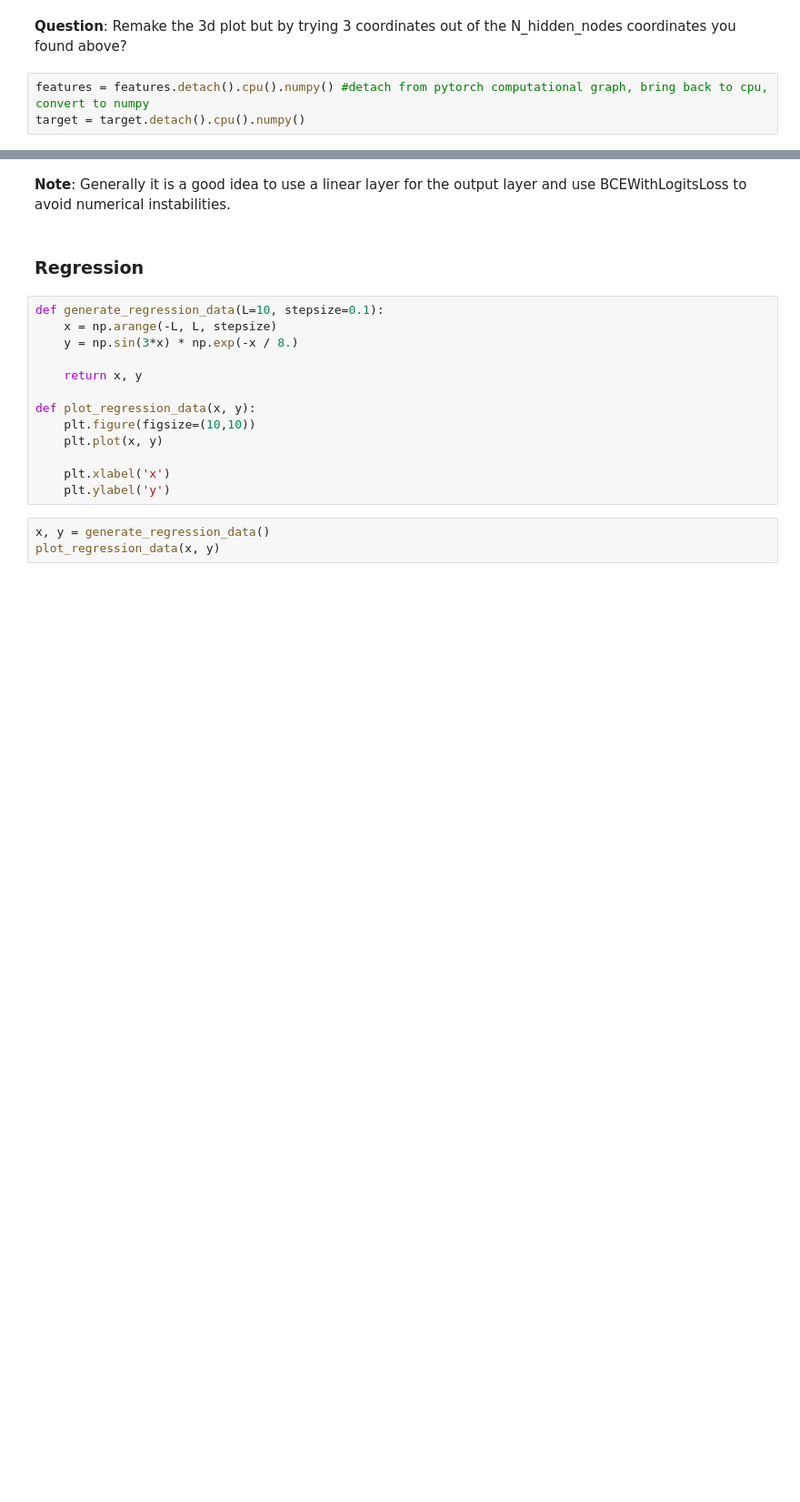
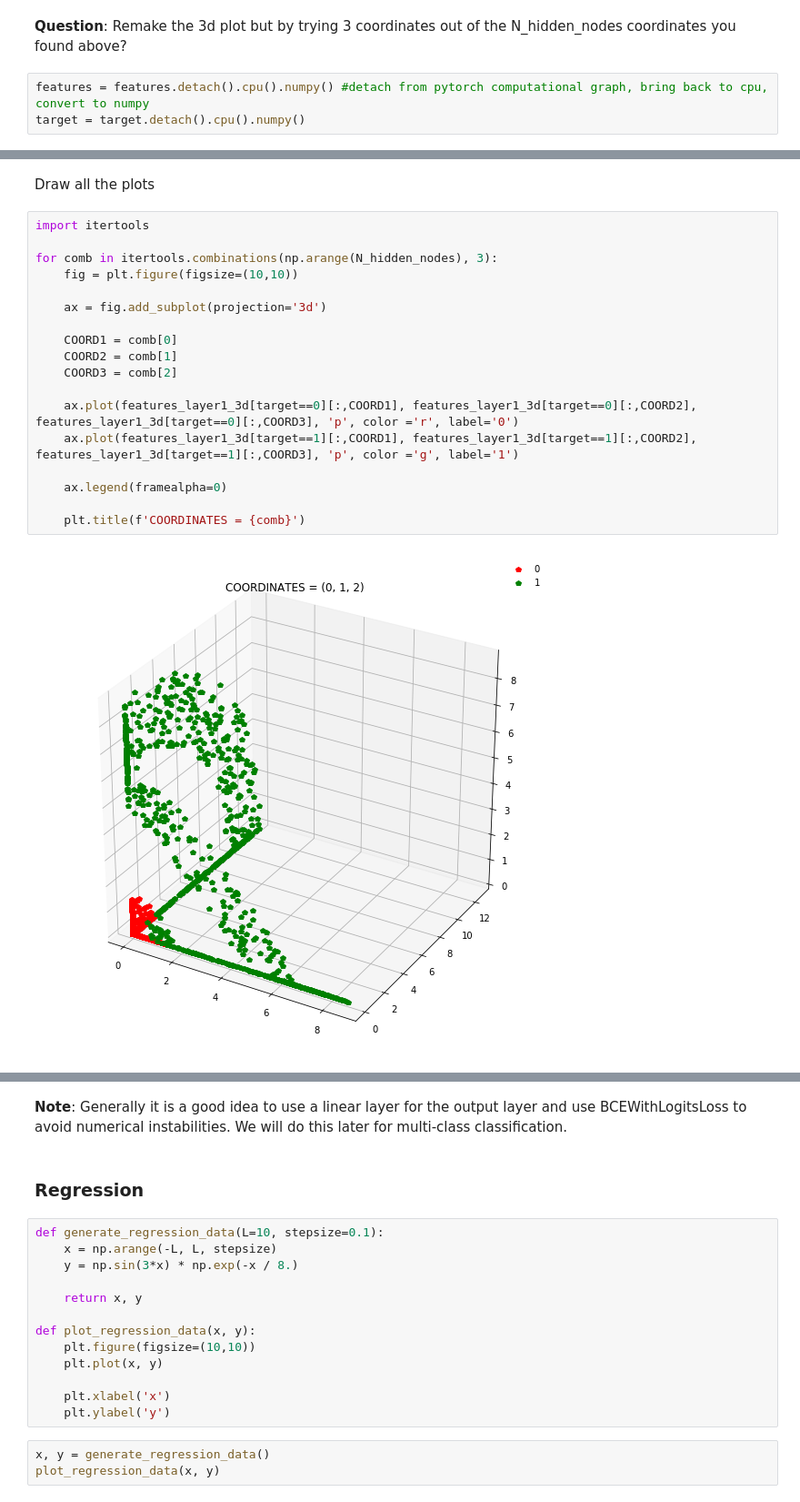
Before and after one commit to TreeinRandomForest/BrnoMLWorkshop2019, a Jupyter notebook: BrnoTeaching2019/notebooks/Day 4 and 5 - Neural Networks.ipynb, the cells around one changed output, grey strips where cells are left out. Shown at 91% size. Drawn from its saved outputs; the diff is of its cells as text; blank space fills up the shorter version.

```diff
--- a/BrnoTeaching2019/notebooks/Day 4 and 5 - Neural Networks.ipynb
+++ b/BrnoTeaching2019/notebooks/Day 4 and 5 - Neural Networks.ipynb
@@ -680,0 +681,22 @@ ax.legend(framealpha=0)
+# %% [markdown]
+Draw all the plots
+# %%
+import itertools
+
+for comb in itertools.combinations(np.arange(N_hidden_nodes), 3):
+    fig = plt.figure(figsize=(10,10))
+
+    ax = fig.add_subplot(projection='3d')
+
+    COORD1 = comb[0]
+    COORD2 = comb[1]
+    COORD3 = comb[2]
+
+    ax.plot(features_layer1_3d[target==0][:,COORD1], features_layer1_3d[target==0][:,COORD2], features_layer1_3d[target==0][:,COORD3], 'p', color ='r', label='0')
+    ax.plot(features_layer1_3d[target==1][:,COORD1], features_layer1_3d[target==1][:,COORD2], features_layer1_3d[target==1][:,COORD3], 'p', color ='g', label='1')
+
+    ax.legend(framealpha=0)
+
+    plt.title(f'COORDINATES = {comb}')
+# %% [output]
+[figure, added]
@@ -681,5 +712,5 @@ ax.legend(framealpha=0)
 # %% [markdown]
-**Note**: Generally it is a good idea to use a linear layer for the output layer and use BCEWithLogitsLoss to avoid numerical instabilities.
+**Note**: Generally it is a good idea to use a linear layer for the output layer and use BCEWithLogitsLoss to avoid numerical instabilities. We will do this later for multi-class classification.
 # %% [markdown]
 ### Regression
 # %%
```
Also changed, not shown: parts of 78 cells of this notebook.
